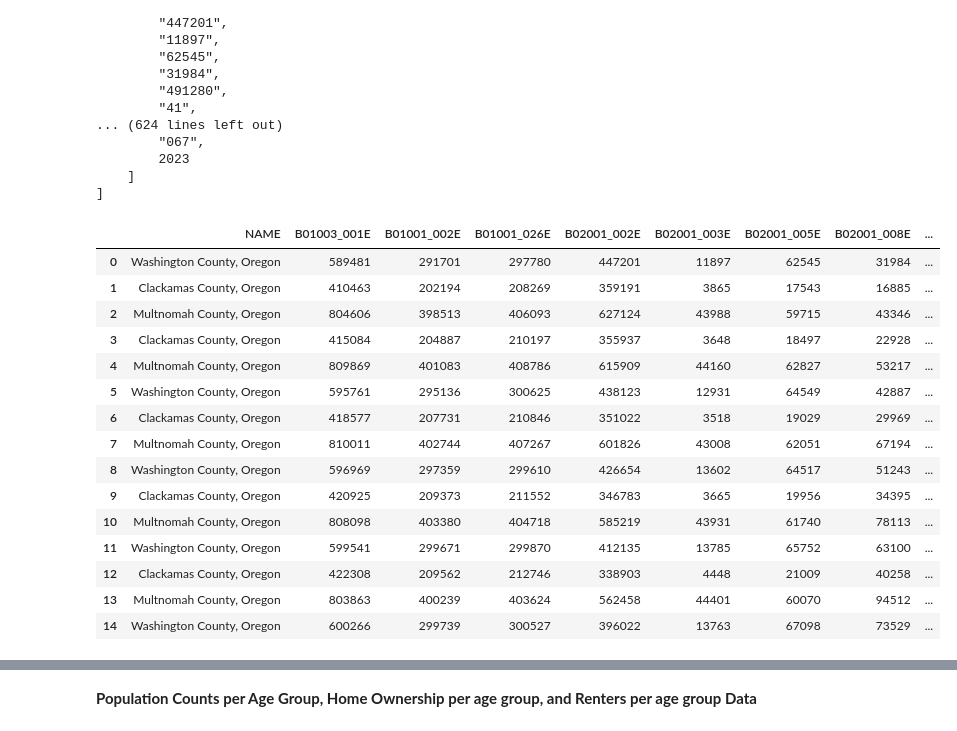
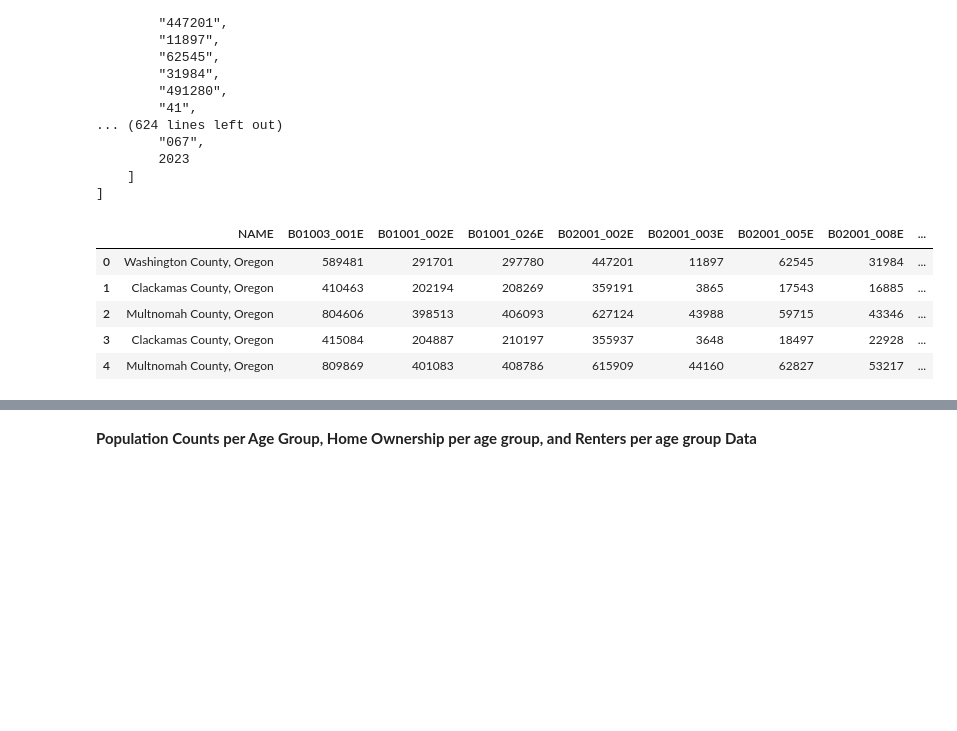
Before and after one commit to Tserrof7/Portland-Housing-Prices-Affordability-Project, a Jupyter notebook: Census_Data/census_data.ipynb, the cells around one changed output, grey strips where cells are left out. Drawn from its saved outputs; the diff is of its cells as text; code cells hidden in the pictures; blank space fills up the shorter version.

```diff
--- a/Census_Data/census_data.ipynb
+++ b/Census_Data/census_data.ipynb
@@ -154,26 +156,16 @@ for year in years:
 # %%
 #create a Dataframe and add a year column
 columns = sex_race_data[0] + ["Year"]
-rows = sex_race_data[1]
+rows = sex_race_list[1]
 
 sex_race_df = pd.DataFrame(sex_race_list, columns=columns)
-sex_race_df
+sex_race_df.head()
 # %% [output]
 |  | NAME | B01003_001E | B01001_002E | B01001_026E | B02001_002E | B02001_003E | B02001_005E | B02001_008E | ... |
 | 0 | Washington County, Oregon | 589481 | 291701 | 297780 | 447201 | 11897 | 62545 | 31984 | ... |
 | 1 | Clackamas County, Oregon | 410463 | 202194 | 208269 | 359191 | 3865 | 17543 | 16885 | ... |
 | 2 | Multnomah County, Oregon | 804606 | 398513 | 406093 | 627124 | 43988 | 59715 | 43346 | ... |
 | 3 | Clackamas County, Oregon | 415084 | 204887 | 210197 | 355937 | 3648 | 18497 | 22928 | ... |
 | 4 | Multnomah County, Oregon | 809869 | 401083 | 408786 | 615909 | 44160 | 62827 | 53217 | ... |
-| 5 | Washington County, Oregon | 595761 | 295136 | 300625 | 438123 | 12931 | 64549 | 42887 | ... |
-| 6 | Clackamas County, Oregon | 418577 | 207731 | 210846 | 351022 | 3518 | 19029 | 29969 | ... |
-| 7 | Multnomah County, Oregon | 810011 | 402744 | 407267 | 601826 | 43008 | 62051 | 67194 | ... |
-| 8 | Washington County, Oregon | 596969 | 297359 | 299610 | 426654 | 13602 | 64517 | 51243 | ... |
-| 9 | Clackamas County, Oregon | 420925 | 209373 | 211552 | 346783 | 3665 | 19956 | 34395 | ... |
-| 10 | Multnomah County, Oregon | 808098 | 403380 | 404718 | 585219 | 43931 | 61740 | 78113 | ... |
-| 11 | Washington County, Oregon | 599541 | 299671 | 299870 | 412135 | 13785 | 65752 | 63100 | ... |
-| 12 | Clackamas County, Oregon | 422308 | 209562 | 212746 | 338903 | 4448 | 21009 | 40258 | ... |
-| 13 | Multnomah County, Oregon | 803863 | 400239 | 403624 | 562458 | 44401 | 60070 | 94512 | ... |
-| 14 | Washington County, Oregon | 600266 | 299739 | 300527 | 396022 | 13763 | 67098 | 73529 | ... |
 # %%
 #Rename Columns
```
Also changed, not shown: parts of 16 cells of this notebook, 6 other files.
